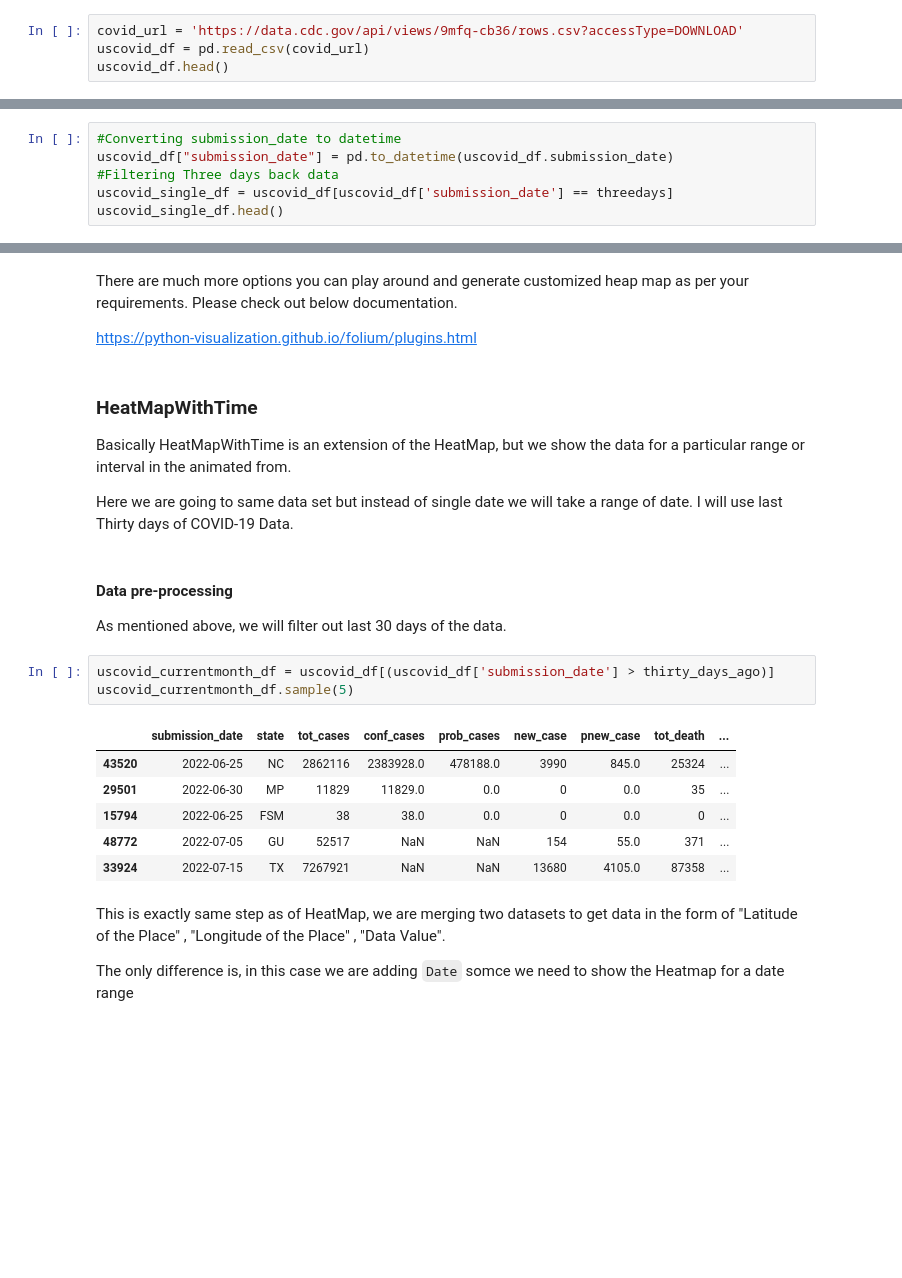
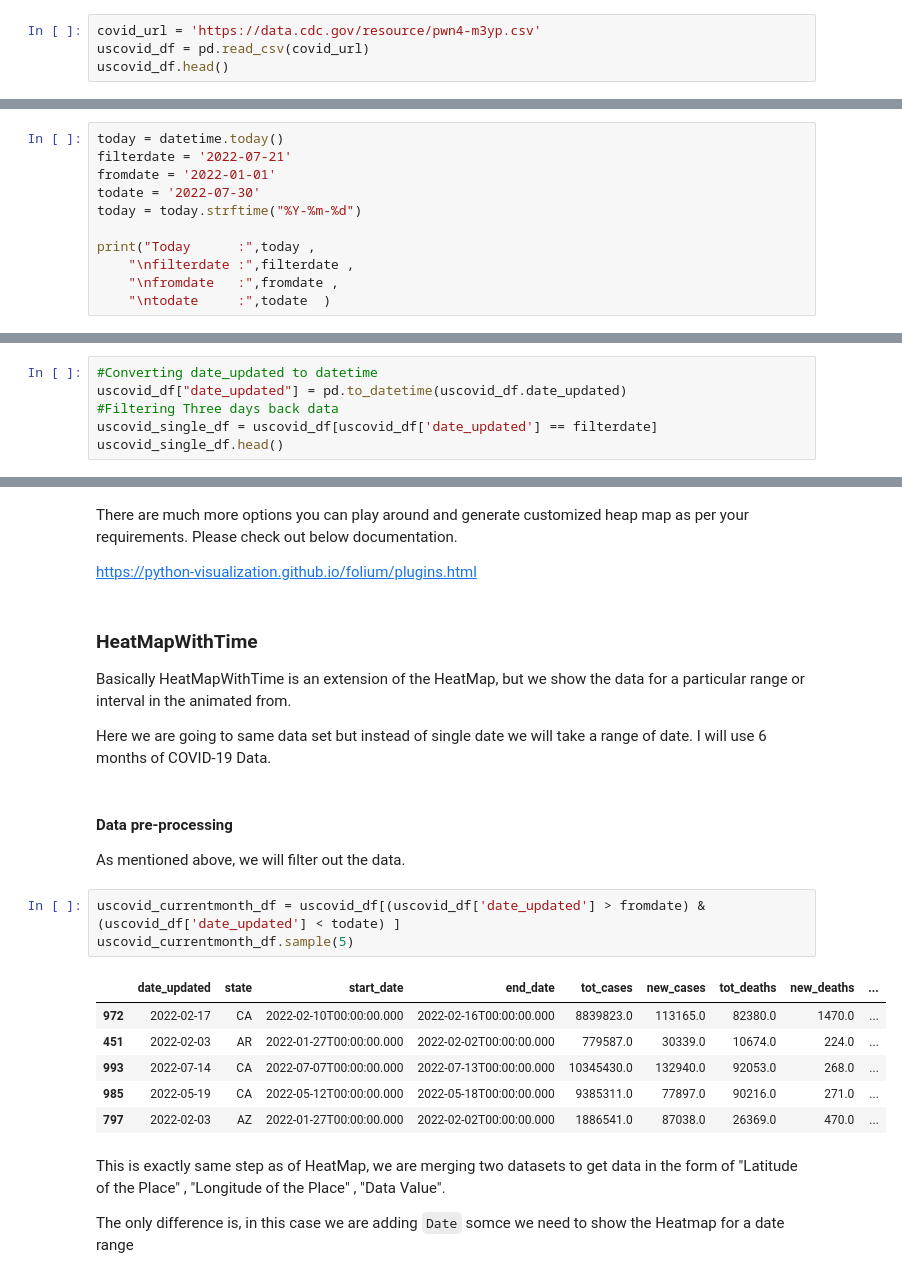
Before and after one commit to vinodvidhole/folium-heatmaps, a Jupyter notebook: interesting-heatmaps-using-python-folium.ipynb, the cells around one changed output, grey strips where cells are left out. Cells and saved outputs as stored; diff of their text form; blank space fills up the shorter version.

```diff
--- a/interesting-heatmaps-using-python-folium.ipynb
+++ b/interesting-heatmaps-using-python-folium.ipynb
@@ -107,7 +106,7 @@ We are going to generate the HeatMap of the **new COVID-19 cases** for any singl
 #### Download COVID-19 Cases dataset into Pandas DataFrame
 Using read_csv() to load the data
 # %%
-covid_url = 'https://data.cdc.gov/api/views/9mfq-cb36/rows.csv?accessType=DOWNLOAD'
+covid_url = 'https://data.cdc.gov/resource/pwn4-m3yp.csv'
 uscovid_df = pd.read_csv(covid_url)
 uscovid_df.head()
 # %% [output]
@@ -156,0 +137,11 @@ T-30      : 2022-06-24
+# %%
+today = datetime.today()
+filterdate = '2022-07-21'
+fromdate = '2022-01-01'
+todate = '2022-07-30'
+today = today.strftime("%Y-%m-%d")
+
+print("Today      :",today ,
+    "\nfilterdate :",filterdate ,
+    "\nfromdate   :",fromdate ,
+    "\ntodate     :",todate  )
@@ -161,9 +157,9 @@ All the required data is available , now Lets pre-process the data so it can be
 
 As mentioned above, we will be using single day data. In this case I am filtering Three days back data.
 # %%
-#Converting submission_date to datetime
-uscovid_df["submission_date"] = pd.to_datetime(uscovid_df.submission_date)
+#Converting date_updated to datetime
+uscovid_df["date_updated"] = pd.to_datetime(uscovid_df.date_updated)
 #Filtering Three days back data
-uscovid_single_df = uscovid_df[uscovid_df['submission_date'] == threedays]
+uscovid_single_df = uscovid_df[uscovid_df['date_updated'] == filterdate]
 uscovid_single_df.head()
 # %% [output]
@@ -217,21 +212,21 @@ https://python-visualization.github.io/folium/plugins.html
 
 Basically HeatMapWithTime is an extension of the HeatMap, but we show the data for a particular range or interval in the animated from.
 
-Here we are going to same data set but instead of single date we will take a range of date. I will use last Thirty days of COVID-19 Data.
+Here we are going to same data set but instead of single date we will take a range of date. I will use 6 months of COVID-19 Data.
 # %% [markdown]
 #### Data pre-processing
 
-As mentioned above, we will filter out last 30 days of the data.
+As mentioned above, we will filter out the data.
 # %%
-uscovid_currentmonth_df = uscovid_df[(uscovid_df['submission_date'] > thirty_days_ago)]
+uscovid_currentmonth_df = uscovid_df[(uscovid_df['date_updated'] > fromdate) & (uscovid_df['date_updated'] < todate) ]
 uscovid_currentmonth_df.sample(5)
 # %% [output]
-|  | submission_date | state | tot_cases | conf_cases | prob_cases | new_case | pnew_case | tot_death | ... |
-| 43520 | 2022-06-25 | NC | 2862116 | 2383928.0 | 478188.0 | 3990 | 845.0 | 25324 | ... |
-| 29501 | 2022-06-30 | MP | 11829 | 11829.0 | 0.0 | 0 | 0.0 | 35 | ... |
-| 15794 | 2022-06-25 | FSM | 38 | 38.0 | 0.0 | 0 | 0.0 | 0 | ... |
-| 48772 | 2022-07-05 | GU | 52517 | NaN | NaN | 154 | 55.0 | 371 | ... |
-| 33924 | 2022-07-15 | TX | 7267921 | NaN | NaN | 13680 | 4105.0 | 87358 | ... |
+|  | date_updated | state | start_date | end_date | tot_cases | new_cases | tot_deaths | new_deaths | ... |
+| 972 | 2022-02-17 | CA | 2022-02-10T00:00:00.000 | 2022-02-16T00:00:00.000 | 8839823.0 | 113165.0 | 82380.0 | 1470.0 | ... |
+| 451 | 2022-02-03 | AR | 2022-01-27T00:00:00.000 | 2022-02-02T00:00:00.000 | 779587.0 | 30339.0 | 10674.0 | 224.0 | ... |
+| 993 | 2022-07-14 | CA | 2022-07-07T00:00:00.000 | 2022-07-13T00:00:00.000 | 10345430.0 | 132940.0 | 92053.0 | 268.0 | ... |
+| 985 | 2022-05-19 | CA | 2022-05-12T00:00:00.000 | 2022-05-18T00:00:00.000 | 9385311.0 | 77897.0 | 90216.0 | 271.0 | ... |
+| 797 | 2022-02-03 | AZ | 2022-01-27T00:00:00.000 | 2022-02-02T00:00:00.000 | 1886541.0 | 87038.0 | 26369.0 | 470.0 | ... |
 # %% [markdown]
 This is exactly same step as of HeatMap, we are merging two datasets to get data in the form of "Latitude of the Place" , "Longitude of the Place" , "Data Value".
 
```
Also changed, not shown: parts of 14 cells of this notebook.
